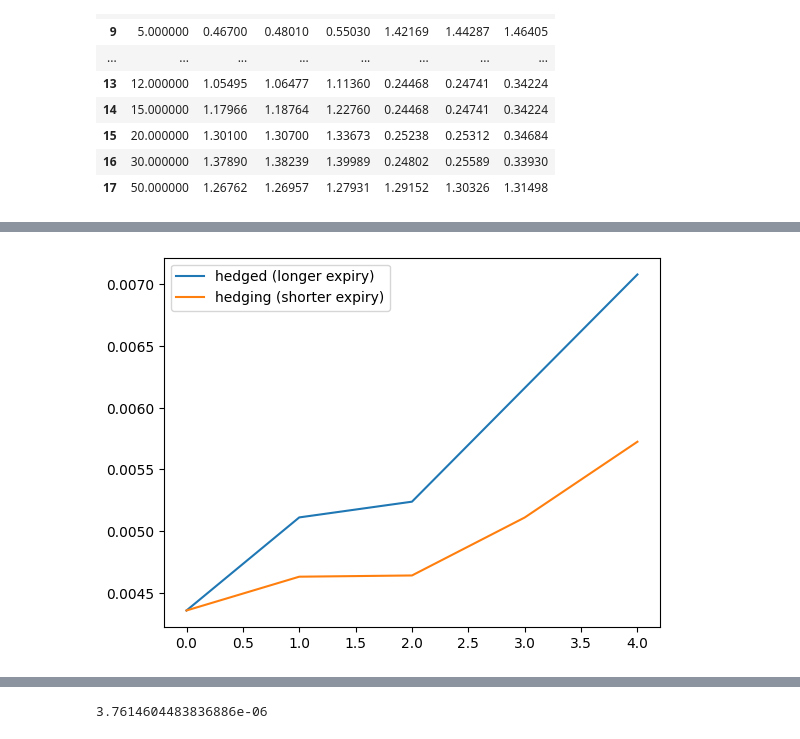
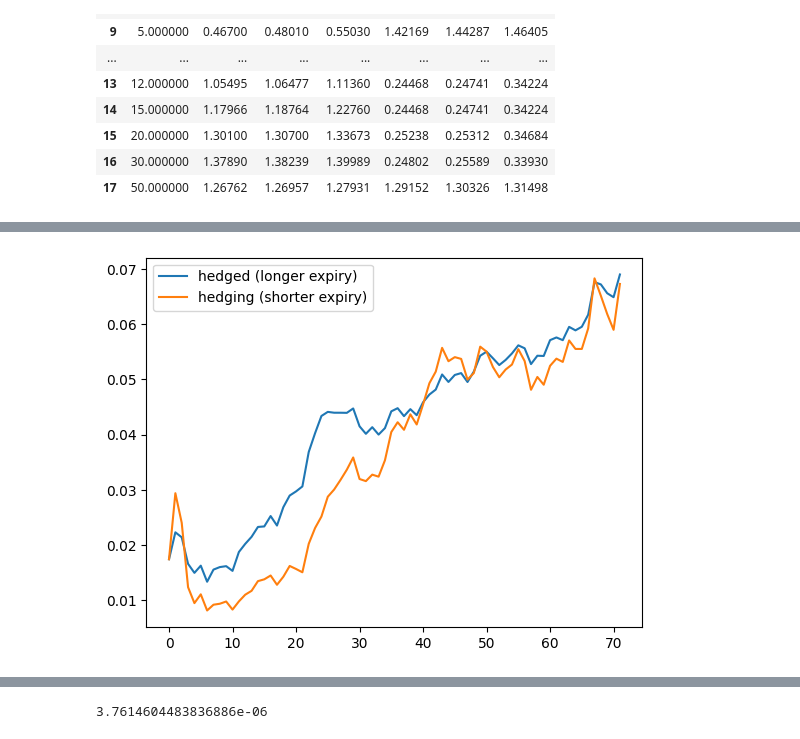
Before and after one commit to Dunkalot/gamma-vega-rl-hedging, a Jupyter notebook: test.ipynb, the cells around one changed output, grey strips where cells are left out. Drawn from its saved outputs; the diff is of its cells as text; code cells hidden in the pictures.

```diff
--- a/test.ipynb
+++ b/test.ipynb
@@ -34,8 +38,9 @@ rho_mat_6m = doust_fwd_fwd[:19, :19]
 theta_mat_6m = doust_vol_vol[:19, :19] #TODO: check if this is correct, or it should remove the first row and column instead
 phi_mat = corr_fwd_vol
 fwd_tenors = np.arange(1,10.5,0.5)
+s0_exp = np.ones_like(s0_exp)
+plt.plot(s0_exp, 'o-')
 
-plt.plot(s0_exp, 'o-')
 print(len(s0_exp))
 # %% [output]
 20
@@ -256,7 +281,7 @@ def create_df_init(df_cap, df_raw_spot, resolution, tau=0.5):
     # =============================================================================
     df = pd.DataFrame({'Tenor': ts_fwd_interp, 'zcb': zcb_interp, 'Forward': np.nan, 's0': np.nan})
     df.loc[ids_fwd_interp, 'Forward'] = fwd_canon
-    df.loc[ids_fwd_interp, 's0'] = s0_exp
+    df.loc[ids_fwd_interp, 'k0'] = s0_exp
     # add column with backfilled forward indices, such that the value in this column is 0 from 0 to 5, 1 from 6 to 11, 2 from 12 to 17, etc.
     df['i_s'] = (np.arange(len(df)) // resolution)*resolution
     df['i_sp1'] = (np.arange(len(df)) // resolution+1)*resolution
@@ -339,20 +364,19 @@ def interp_func_fac(df_init, resolution=2, tau=0.5, beta=0.5, rho_mat=None, g_fu
     if interp_vol:
         rho_mat_interpolated = interpolate_correlation_matrix(rho_mat, resolution)
         fwd = df['Forward'].values
-        f1 = fwd[i_s]**beta      # shape (M,)
+        f1 = fwd[i_s]**beta
         f2 = fwd[i_e]**beta
-        # frozen weights (shape (M,))
         w1 = gamma_theta[s] / tau
         w2 = (tau - gamma_theta[e]) / tau
         f_interp = get_interp_rates(fwd)**beta
         term1 = (w1**2) * (f1**2)/f_interp[s]**2
         term2 = (w2**2) * (f2**2)/f_interp[s]**2
-        rho = rho_mat_interpolated[i_s, i_e]  # shape (M,)
+        rho = rho_mat_interpolated[i_s, i_e]
         cross = 2 * w1 * w2 * f1 * f2 * rho / f_interp[s]**2
         tenors = df['Tenor'].values
         ttm_mat = tenors[None,:]-tenors[:,None]
         g_mat = g_func(ttm_mat)
-        def get_interp_vol(s_arr,t):
+        def get_interp_vol(s_arr,t_idx):
 
             s1 = s_arr[i_s]
             s2 = s_arr[i_e]
@@ -362,7 +386,7 @@ def interp_func_fac(df_init, resolution=2, tau=0.5, beta=0.5, rho_mat=None, g_fu
             cross_s = cross * s1 * s2
             sigma_sum = term1_s + term2_s + cross_s
             s_interp = np.sqrt(sigma_sum)
-            return s_interp / g_mat[t, s]
+            return s_interp / g_mat[t_idx, s]
 
 
         return get_interp_rates, get_interp_vol
@@ -382,7 +406,7 @@ interp_func, interp_vol = interp_func_fac(df_init, rho_mat=rho_mat_0m,g_func=g_f
 
 fwd_new = interp_func(df_init['Forward'].values)
 
-vol_interp = interp_vol(df_init['s0'].values, 1)
+vol_interp = interp_vol((df_init['k0'].values)*g_func_test(df_init['Tenor'].values[:]), 0)
 plt.plot(np.arange(len(vol_interp))*tau/resolution, vol_interp, 'o-')
 plt.show()
 plt.plot(np.arange(len(vol_interp))*tau/resolution, df_init['s0'].values[:-resolution], 'o-')
@@ -535,14 +553,14 @@ swap_rate_func(0,1, df_init['Forward'].values)
 
 
 class LMMSABR():
-    def __init__(self, rho_mat, theta_mat, phi_mat, g_params, h_params, epsilon_exp, s0_exp, yell=True):
+    def __init__(self, rho_mat, theta_mat, phi_mat, g_params, h_params, epsilon_exp, k0_exp, yell=True):
         self.rho_mat = rho_mat
         self.theta_mat = theta_mat
         self.phi_mat = phi_mat
         self.g = partial(get_instant_vol_func, params=g_params)
         self.h = partial(get_instant_vol_func, params=h_params)
         self.epsilon_exp = epsilon_exp
-        self.s0_exp = s0_exp
+        self.k0_exp = k0_exp
         if yell:
             print("h SHOULD PERHAPS BE FORCED TO BE POSITIVE")
 
@@ -581,7 +599,7 @@ class LMMSABR():
     def get_vol_drift(self, t, f_t):
         pass
 
-    def simulate(self,resolution,max_expiry=9.5,  tau=0.5):
+    def simulate(self,resolution,max_expiry=9.5,  tau=0.5,hedge_expiry=1, hedged_expiry=2, tenor=1):
         df_init = create_df_init(df_cap, df_raw_spot, resolution=resolution, tau=tau).query(f"Tenor <= {max_expiry+1e-6}")
 
         ids_fwd_canon = df_init['Forward'].dropna().index.values
@@ -589,8 +607,9 @@ class LMMSABR():
         f_0 = df_init['Forward'].values
         num_forwards = df_init['Forward'].dropna().shape[0]
         tenors = df_init['Tenor'].values
-        swap_tenor = 1
-        interp_func = interp_func_fac(df_init, resolution=resolution, tau=tau)
+
+        swap_tenor = tenor
+        interp_func, interp_vol_func = interp_func_fac(df_init, resolution=resolution, tau=tau, rho_mat=self.rho_mat, g_func=self.g, interp_vol=True)
         swap_weight_func = get_frozen_weight_func(resolution, tau, df_init, swap_tenor)
 
         self.tenors = tenors
@@ -620,45 +639,76 @@ class LMMSABR():
         ttm_mat = tenors[None,:]-tenors[:,None] # each row is a time increment, and each column represents the time to maturity of a forward rate
         f_sim = np.zeros(ttm_mat.shape)*np.nan # each simulation, we must have a spot rate
 
-        f_sim[0] = f_0
 
         # =============================================================================
         #print(canon_indices[::-1])
 
 
-
+        ids_all = df_init.index.values
         # precompute h and g
         #ttm_mat = tenors - t_arr.reshape(-1,1)
         #ttm_mat# [ttm_mat<0] = 0 # TODO: ENABLE THIS IF IT GOES WRONG
         h_mat = self.h(ttm_mat[1:, ids_fwd_canon])
-        g_mat = self.g(ttm_mat[1:, ids_fwd_canon])
+        g_mat = self.g(ttm_mat[:, ids_fwd_canon])
+
         self.g_mat = g_mat
         self.h_mat = h_mat
         self.ttm_mat = ttm_mat
         # precompute random draws
         dZ_f = np.random.multivariate_normal(np.zeros(num_forwards), self.rho_mat[:num_forwards,:num_forwards], num_sim) * dt_sqrt
         dW_s = np.random.multivariate_normal(np.zeros(num_forwards), self.theta_mat[:num_forwards,:num_forwards], num_sim) * dt_sqrt
+        #print(dW_s)
         # precompute all s_t
         # start by multiplying epsilon_exp with the random draws along the forwards on all timesteps
-        k_mat = s0_exp[:num_forwards] * np.cumprod(1 + self.epsilon_exp[:num_forwards].reshape(1,-1) * dW_s * h_mat, axis=0)
+        k_mat = np.concatenate([self.k0_exp[:num_forwards].reshape(1,-1), (self.k0_exp[:num_forwards] * np.cumprod(1 + self.epsilon_exp[:num_forwards].reshape(1,-1) * dW_s * h_mat, axis=0))])
+
         s_mat = g_mat * k_mat
+        self.s_mat = s_mat
+
+
+        k_mat_full_res = np.zeros((num_sim+1, num_sim+1))*np.nan
+        s_mat_full_res = np.zeros((num_sim+1, num_sim+1))*np.nan
+
+        s_mat_full_res[:, ids_fwd_canon] = k_mat * g_mat
+
+        #print(k_mat_full_res)
+        # now we need to interpolate the k_mat values for the non-canon indices
+        # we can use the same interpolation function as for the forward rates
+        for i in range(num_sim+1):
+            k_mat_full_res[i,:-resolution] = interp_vol_func(s_mat_full_res[i], t_idx=i)
+            if i >= resolution:
+                k_mat_full_res[i, :(i-resolution)] = np.nan
+
+        self.k_mat_full_res = k_mat_full_res
         self.k_mat = k_mat
+        # index grid for lower triangle of k_mat
+        #idx_k_mat = np.tril_indices_from(self.k_mat, k=-1)
+        #self.k_mat[idx_k_mat] = np.nan
+
+        #print("KMAT",self.k_mat)
+        #plt.plot(s_mat, '-')
+        #plt.show()
+        #plt.plot(k_mat[0])
+        #plt.show()
         # we use Q^{T_j} measure, where j=len(tenors)-1, so the last tenor is a martingale.
         # we can compute the value of the last tenor directly from the s_mat values
         #print(ttm_mat)
         drift_correction = np.zeros(len(f_sim[0]))
         drift_shared = np.zeros(len(f_sim[0]))
         ids_fwd_canon_rev = ids_fwd_canon[::-1]
+
+
+
         ids_fwd_canon_short_rev = ids_fwd_canon_rev//resolution
         non_canon_indices = np.setdiff1d(np.arange(len(f_sim[0]))[:-resolution], ids_fwd_canon_rev)
         non_canon_idx = non_canon_indices
         f_list = []
 
         # SWAPS
-        swap_hedged_expiry = 2
-        swap_hedging_expiry = 1
+        swap_hedged_expiry = hedged_expiry
+        swap_hedging_expiry = hedge_expiry
         swap_hedging = []
-        swap_offset = int(resolution/tau*(swap_hedged_expiry+swap_tenor))
+        swap_offset = int(resolution/tau*(np.max([swap_hedged_expiry, swap_hedging_expiry])+swap_tenor))
         swap_time = np.arange(swap_offset, num_sim)*dt
 
 
@@ -671,7 +721,7 @@ class LMMSABR():
         self.swap_time = swap_time
         for i in range(1):
             f_sim = f_sim * np.nan
-            f_sim[0] = f_0
+            f_sim[0] = f_0*4
             f_sim[0, non_canon_idx] = interp_func(f_sim[0])[non_canon_idx]
             swap_hedging = []
             swap_hedged = []
@@ -681,7 +731,8 @@ class LMMSABR():
 
             #swap_rate_1y2y_dynamic.append(swap_weights_dynamic(0, swap_expiry, f_sim[0], resolution, tau, tenor=swap_tenor))
             print(f"SIMULATING TO: {num_sim-swap_offset}")
-            for t in range(1, num_sim-swap_offset):
+            print(f"{num_sim-swap_offset-resolution}, {num_sim=}, {resolution/tau*swap_hedging_expiry=}, {resolution/tau*swap_hedged_expiry=}")
+            for t in range(1, num_sim-swap_offset-resolution):
                 drift_correction.fill(0)
                 drift_shared.fill(0)
                 # next loop runs from longest to shortest tenor
@@ -706,12 +757,13 @@ class LMMSABR():
 
                 f_sim[t, non_canon_idx] = interp_func(f_sim[t])[non_canon_idx]
                 #print(t)
+
                 swap_hedging.append(swap_weight_func(t, swap_hedging_expiry, f_sim[t]))
                 swap_hedged.append(swap_weight_func(t, swap_hedged_expiry, f_sim[t]))
                 #swap_rate_1y2y_dynamic.append(swap_weights_dynamic(t, swap_expiry, f_sim[t], resolution, tau, tenor=swap_tenor))
-                if t >= resolution/tau:
-                    print(f"EARLY STOPING SET TO {resolution/tau} steps")
-                    break
+                #if t >= resolution/tau:
+                #    print(f"EARLY STOPING SET TO {resolution/tau} steps")
+                #    break
 
             self.f_sim = f_sim
             f_list.append(f_sim)
@@ -743,11 +795,11 @@ class LMMSABR():
 
         plt.show()
 
-lmm = LMMSABR(rho_mat_0m, theta_mat_0m, phi_mat, params_g, params_h, epsilon_exp, s0_exp=s0_exp, yell=False)
-f_sim = lmm.simulate(resolution=2, max_expiry = 9.5)
+lmm = LMMSABR(rho_mat_0m, theta_mat_0m, phi_mat, params_g, params_h, epsilon_exp, k0_exp=s0_exp, yell=False)
+f_sim = lmm.simulate(resolution=6, max_expiry = 10, tenor=1)
 #lmm.plot()
 #print(lmm.swap_time.shape)
-print(len(lmm.swap_hedged))
+#print(len(lmm.swap_hedged))
 #plt.plot(lmm.swap_time,lmm.swap_hedged, 'o-')
 #plt.plot(lmm.swap_time,lmm.swap_hedging, 'o-')
 
@@ -757,5 +809,6 @@ plt.plot(lmm.swap_hedging+(lmm.swap_hedged[0]-lmm.swap_hedging[0]), '-', label='
 plt.legend()
 #plt.plot(lmm.swap_time,lmm.swap_rate_1y2y_dynamic, 'o-')
 plt.show()
+lmm.plot()
 #plt.plot(np.array(lmm.swap_rate_1y2y_dynamic)-np.array(lmm.swap_rate_1y2y))
 # %% [output]
@@ -765 +817 @@ EARLY STOPING SET TO 4.0 steps
-[figure, old version]
+[figure, new version]
```
Also changed, not shown: parts of 20 cells of this notebook.
